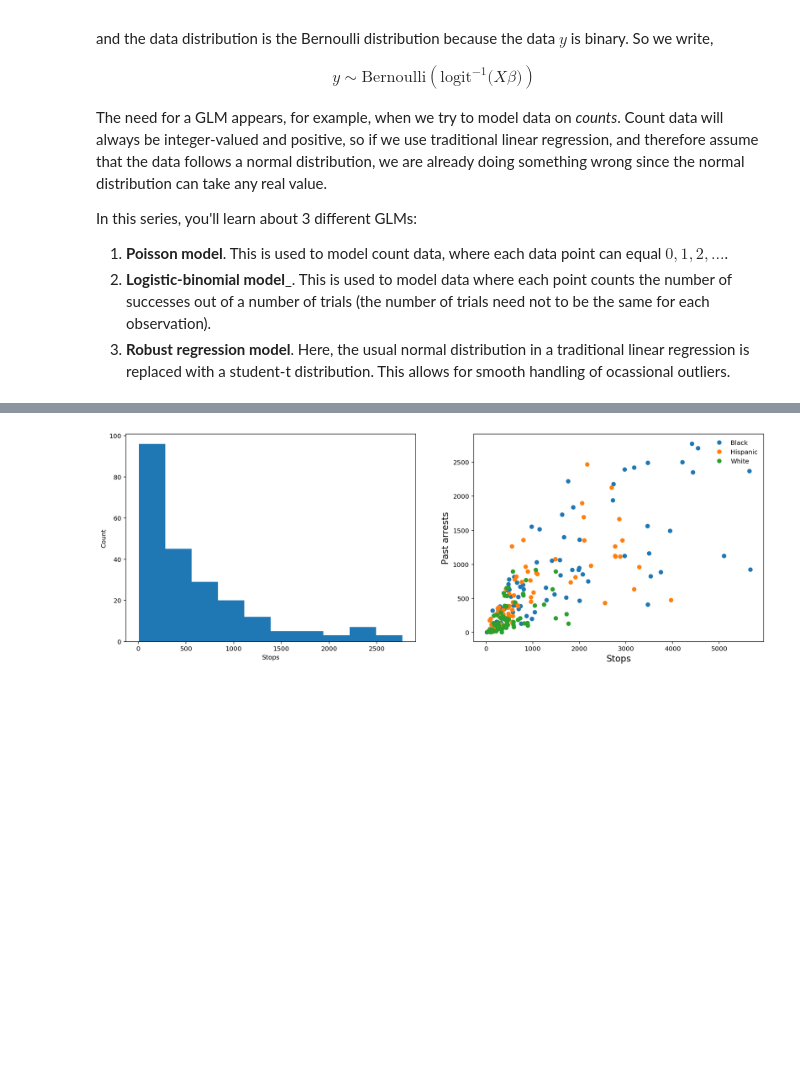
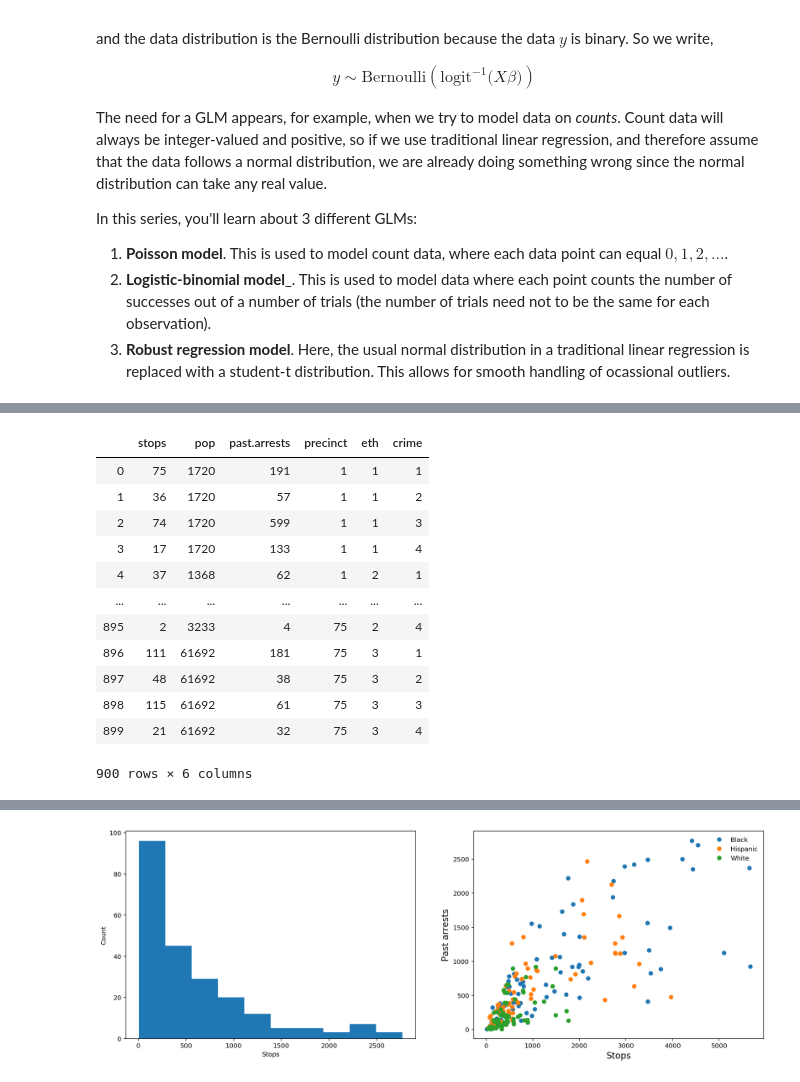
Before and after one commit to omarfsosa/omarfsosa.github.io, a Jupyter notebook: notebooks/police_stops.ipynb, the cells around one changed output, grey strips where cells are left out. Saved outputs shown, nothing was run; the diff lists cells and outputs as text; code cells hidden in the pictures; blank space fills up the shorter version.

```diff
--- a/notebooks/police_stops.ipynb
+++ b/notebooks/police_stops.ipynb
@@ -54,2 +76,18 @@ df.head().to_html()
+# %%
+df
+# %% [output]
+|  | stops | pop | past.arrests | precinct | eth | crime |
+| 0 | 75 | 1720 | 191 | 1 | 1 | 1 |
+| 1 | 36 | 1720 | 57 | 1 | 1 | 2 |
+| 2 | 74 | 1720 | 599 | 1 | 1 | 3 |
+| 3 | 17 | 1720 | 133 | 1 | 1 | 4 |
+| 4 | 37 | 1368 | 62 | 1 | 2 | 1 |
+| ... | ... | ... | ... | ... | ... | ... |
+| 895 | 2 | 3233 | 4 | 75 | 2 | 4 |
+| 896 | 111 | 61692 | 181 | 75 | 3 | 1 |
+| 897 | 48 | 61692 | 38 | 75 | 3 | 2 |
+| 898 | 115 | 61692 | 61 | 75 | 3 | 3 |
+| 899 | 21 | 61692 | 32 | 75 | 3 | 4 |
+900 rows × 6 columns
 # %%
 X = (df
```
Also changed, not shown: parts of 10 cells of this notebook, 5 other files.
